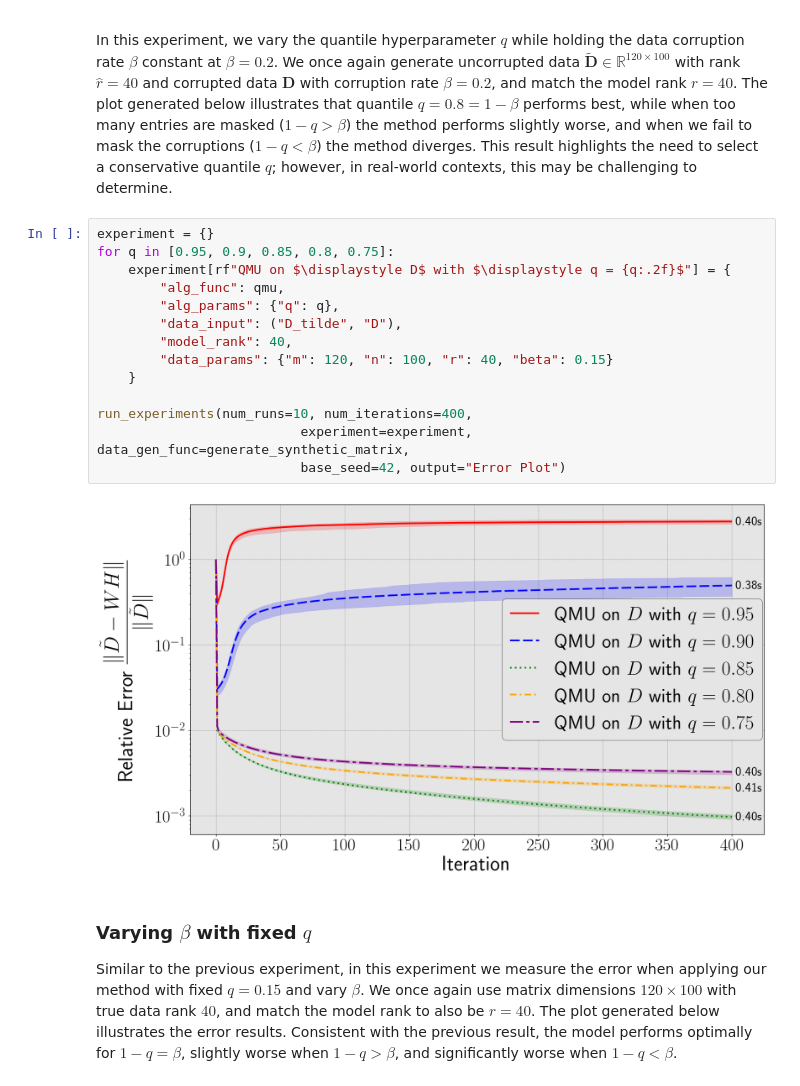
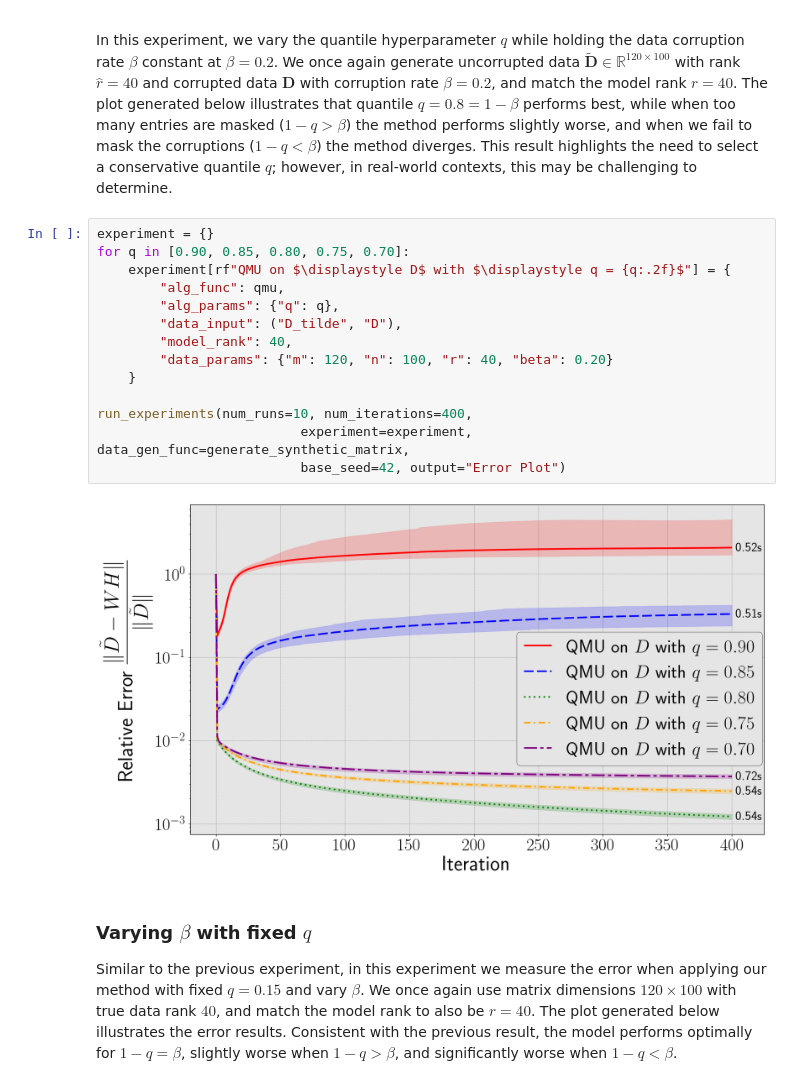
Before and after one commit to jamiehadd/Corruption-robust-NMF, a Jupyter notebook: SampTA/SampTAExperiments.ipynb, the cells around one changed output. Drawn from its saved outputs; the diff is of its cells as text.

```diff
--- a/SampTA/SampTAExperiments.ipynb
+++ b/SampTA/SampTAExperiments.ipynb
@@ -367,20 +368,20 @@ run_experiments(num_runs=10, num_iterations=400,
 In this experiment, we vary the quantile hyperparameter $q$ while holding the data corruption rate $\beta$ constant at $\beta = 0.2$. We once again generate uncorrupted data $\tilde{\mathbf{D}}\in \mathbb{R}^{120 \times 100}$ with rank $\hat{r} = 40$ and corrupted data $\mathbf{D}$ with corruption rate $\beta = 0.2$, and match the model rank $r=40$. The plot generated below illustrates that quantile $q = 0.8 = 1 - \beta$ performs best, while when too many entries are masked ($1-q > \beta$) the method performs slightly worse, and when we fail to mask the corruptions ($1-q < \beta$) the method diverges. This result highlights the need to select a conservative quantile $q$; however, in real-world contexts, this may be challenging to determine.
 # %%
 experiment = {}
-for q in [0.95, 0.9, 0.85, 0.8, 0.75]:
+for q in [0.90, 0.85, 0.80, 0.75, 0.70]:
     experiment[rf"QMU on $\displaystyle D$ with $\displaystyle q = {q:.2f}$"] = {
         "alg_func": qmu,
         "alg_params": {"q": q},
         "data_input": ("D_tilde", "D"),
         "model_rank": 40,
-        "data_params": {"m": 120, "n": 100, "r": 40, "beta": 0.15}
+        "data_params": {"m": 120, "n": 100, "r": 40, "beta": 0.20}
     }
 
 run_experiments(num_runs=10, num_iterations=400,
                           experiment=experiment, data_gen_func=generate_synthetic_matrix,
                           base_seed=42, output="Error Plot")
 # %% [output]
-[figure, old version]
+[figure, new version]
 # %% [markdown]
 ### Varying $\beta$ with fixed $q$
 
```
Also changed, not shown: parts of 3 cells of this notebook.
